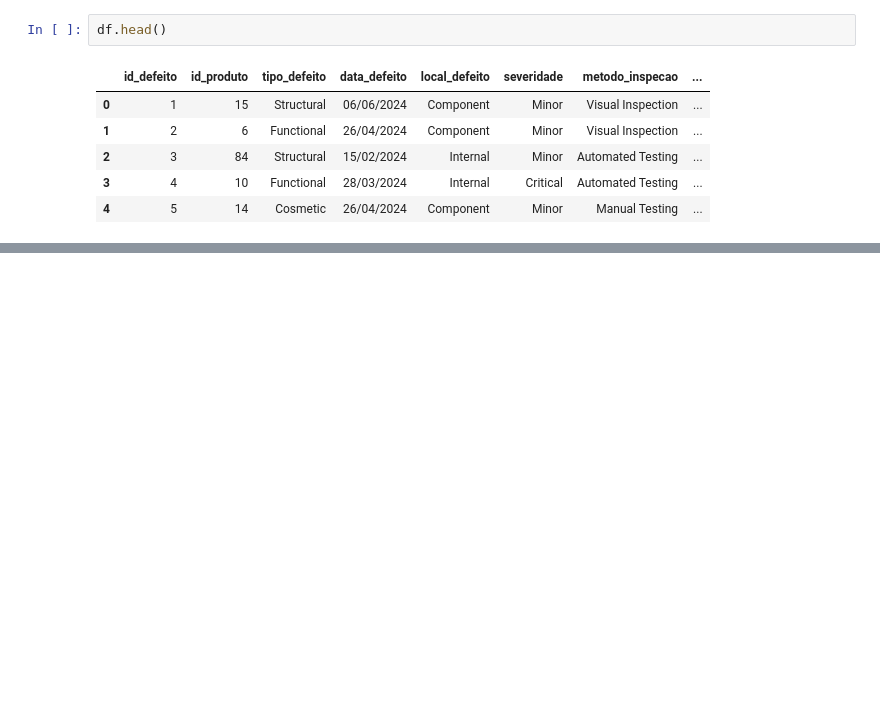
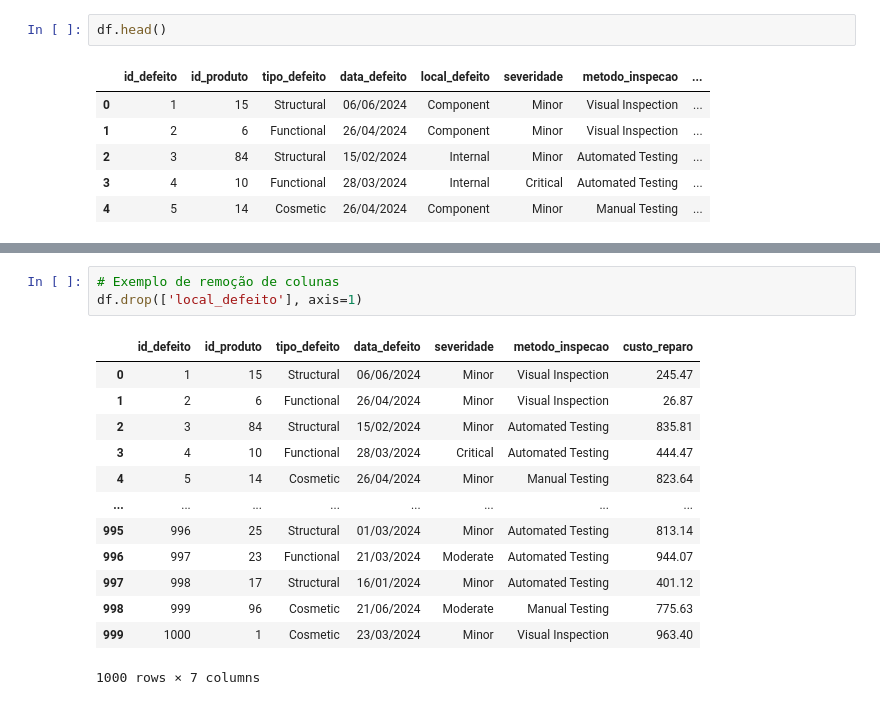
Before and after one commit to PortalDosDados/manufacturing_defects, a Jupyter notebook: notebook.ipynb, the cells around one changed output, grey strips where cells are left out. Saved outputs shown, nothing was run; the diff lists cells and outputs as text; blank space fills up the shorter version.

```diff
--- a/notebook.ipynb
+++ b/notebook.ipynb
@@ -83,0 +130,17 @@ df.head()
+# %%
+# Exemplo de remoção de colunas
+df.drop(['local_defeito'], axis=1)
+# %% [output]
+|  | id_defeito | id_produto | tipo_defeito | data_defeito | severidade | metodo_inspecao | custo_reparo |
+| 0 | 1 | 15 | Structural | 06/06/2024 | Minor | Visual Inspection | 245.47 |
+| 1 | 2 | 6 | Functional | 26/04/2024 | Minor | Visual Inspection | 26.87 |
+| 2 | 3 | 84 | Structural | 15/02/2024 | Minor | Automated Testing | 835.81 |
+| 3 | 4 | 10 | Functional | 28/03/2024 | Critical | Automated Testing | 444.47 |
+| 4 | 5 | 14 | Cosmetic | 26/04/2024 | Minor | Manual Testing | 823.64 |
+| ... | ... | ... | ... | ... | ... | ... | ... |
+| 995 | 996 | 25 | Structural | 01/03/2024 | Minor | Automated Testing | 813.14 |
+| 996 | 997 | 23 | Functional | 21/03/2024 | Moderate | Automated Testing | 944.07 |
+| 997 | 998 | 17 | Structural | 16/01/2024 | Minor | Automated Testing | 401.12 |
+| 998 | 999 | 96 | Cosmetic | 21/06/2024 | Moderate | Manual Testing | 775.63 |
+| 999 | 1000 | 1 | Cosmetic | 23/03/2024 | Minor | Visual Inspection | 963.40 |
+1000 rows × 7 columns
```
Also changed, not shown: parts of 12 cells of this notebook.
